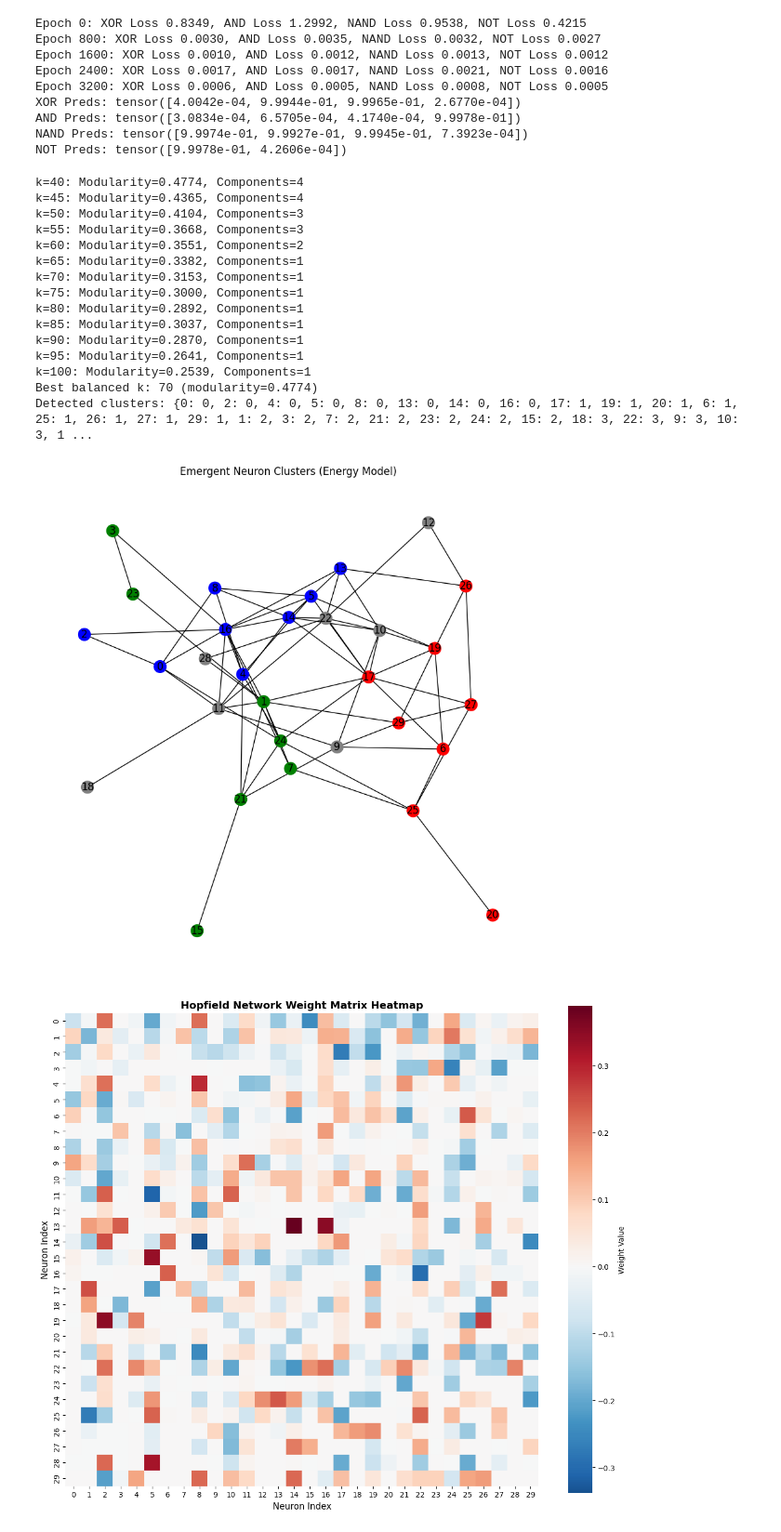
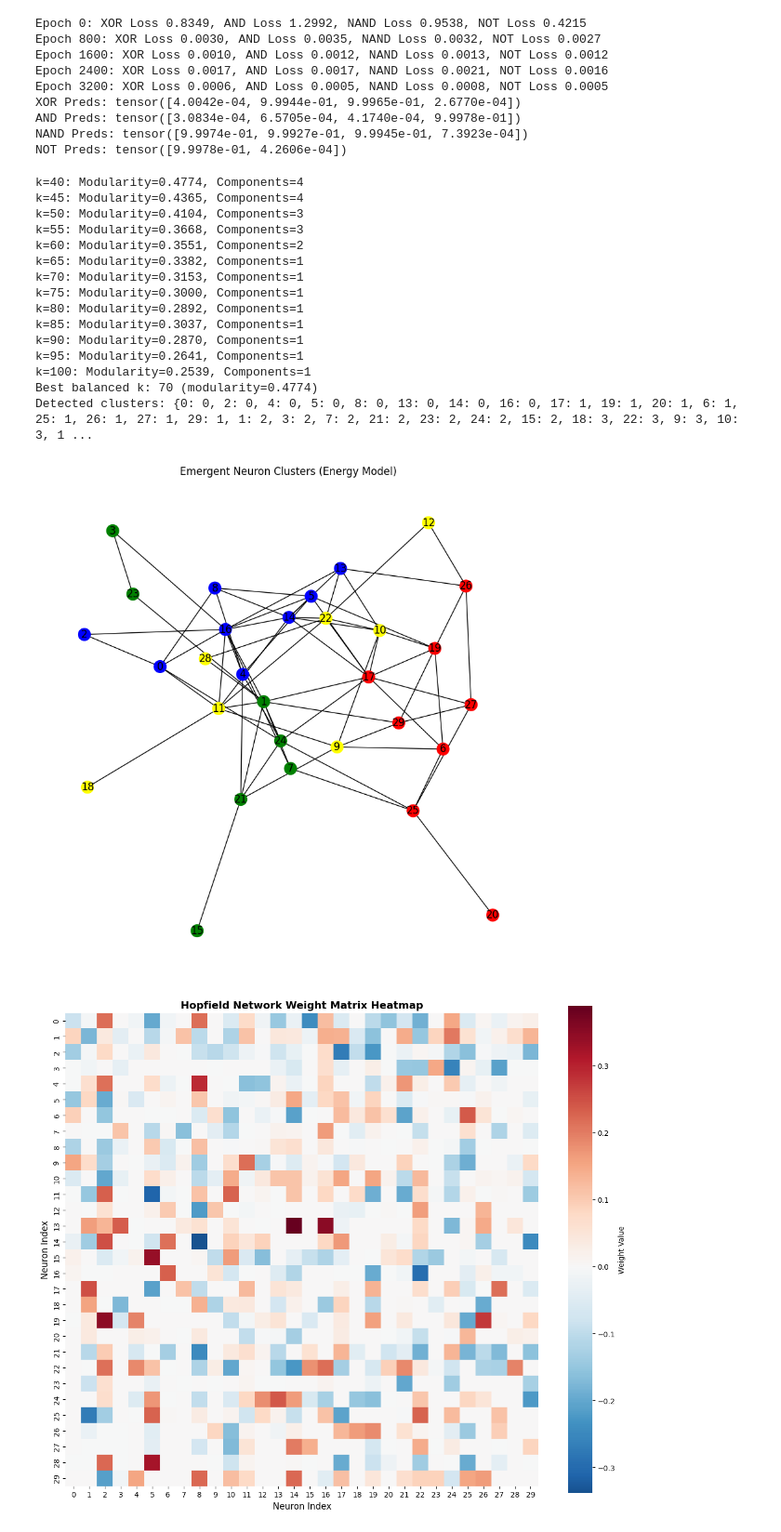
Before and after one commit to lburtle/neuralcluster, a Jupyter notebook: models/4taskhopfield.ipynb, the cells around one changed output. Shown: that part at 93% size. Saved outputs shown, nothing was run; the diff lists cells and outputs as text; code cells hidden in the pictures.

Commit message:
Removed gray node color, added yellow

```diff
--- a/models/4taskhopfield.ipynb
+++ b/models/4taskhopfield.ipynb
@@ -177,7 +177,7 @@ for cluster_id, comm in enumerate(communities):
 print("Detected clusters:", partition)
 
 plt.figure(figsize=(8, 8))
-colors = {0: 'blue', 1: 'red', 2: 'green', 3: 'gray', 4: 'purple', 5: 'orange'}
+colors = {0: 'blue', 1: 'red', 2: 'green', 3: 'yellow', 4: 'purple', 5: 'orange'}
 node_colors = [colors.get(partition.get(i, 0), 'gray') for i in G.nodes()]
 nx.draw(G, pos, node_color=node_colors, node_size=200, with_labels=True)
 plt.title("Emergent Neuron Clusters (Energy Model)")
@@ -203,40 +203,40 @@ def visualize_3d(G, pos, partition):
     # Node traces
     node_x, node_y, node_z = [], [], []
     node_colors = []
-    colors = {0: 'blue', 1: 'red', 2: 'green', 3: 'gray', 4: 'purple', 5: 'orange'}
+    colors = {0: 'blue', 1: 'red', 2: 'green', 3: 'yellow', 4: 'purple', 5: 'orange'}
     for node in G.nodes():
         x, y, z = pos_3d[node]
         node_x.append(x)
         node_y.append(y)
         node_z.append(z)
         node_colors.append(colors.get(partition.get(node, 0), 'gray'))
 
     node_trace = go.Scatter3d(x=node_x, y=node_y, z=node_z, mode='markers+text', marker=dict(size=10, color=node_colors, opacity=0.8),
                               text=list(G.nodes()), hoverinfo='text')
 
     fig = go.Figure(data=[edge_trace, node_trace], layout=go.Layout(title='3D Emergent Neuron Clusters', scene=dict(xaxis_title='X', yaxis_title='Y', zaxis_title='Z')))
     fig.show()
 
 
 # Use the visualize_3d function from earlier for 3D
 visualize_3d(G, pos, partition)
 # %% [output]
 k=40: Modularity=0.4774, Components=4
 k=45: Modularity=0.4365, Components=4
 k=50: Modularity=0.4104, Components=3
 k=55: Modularity=0.3668, Components=3
 k=60: Modularity=0.3551, Components=2
 k=65: Modularity=0.3382, Components=1
 k=70: Modularity=0.3153, Components=1
 k=75: Modularity=0.3000, Components=1
 k=80: Modularity=0.2892, Components=1
 k=85: Modularity=0.3037, Components=1
 k=90: Modularity=0.2870, Components=1
 k=95: Modularity=0.2641, Components=1
 k=100: Modularity=0.2539, Components=1
 Best balanced k: 70 (modularity=0.4774)
 Detected clusters: {0: 0, 2: 0, 4: 0, 5: 0, 8: 0, 13: 0, 14: 0, 16: 0, 17: 1, 19: 1, 20: 1, 6: 1, 25: 1, 26: 1, 27: 1, 29: 1, 1: 2, 3: 2, 7: 2, 21: 2, 23: 2, 24: 2, 15: 2, 18: 3, 22: 3, 9: 3, 10: 3, 1 ...
-[figure, old version]
+[figure, new version]
 # %%
 import seaborn as sns
 
```
